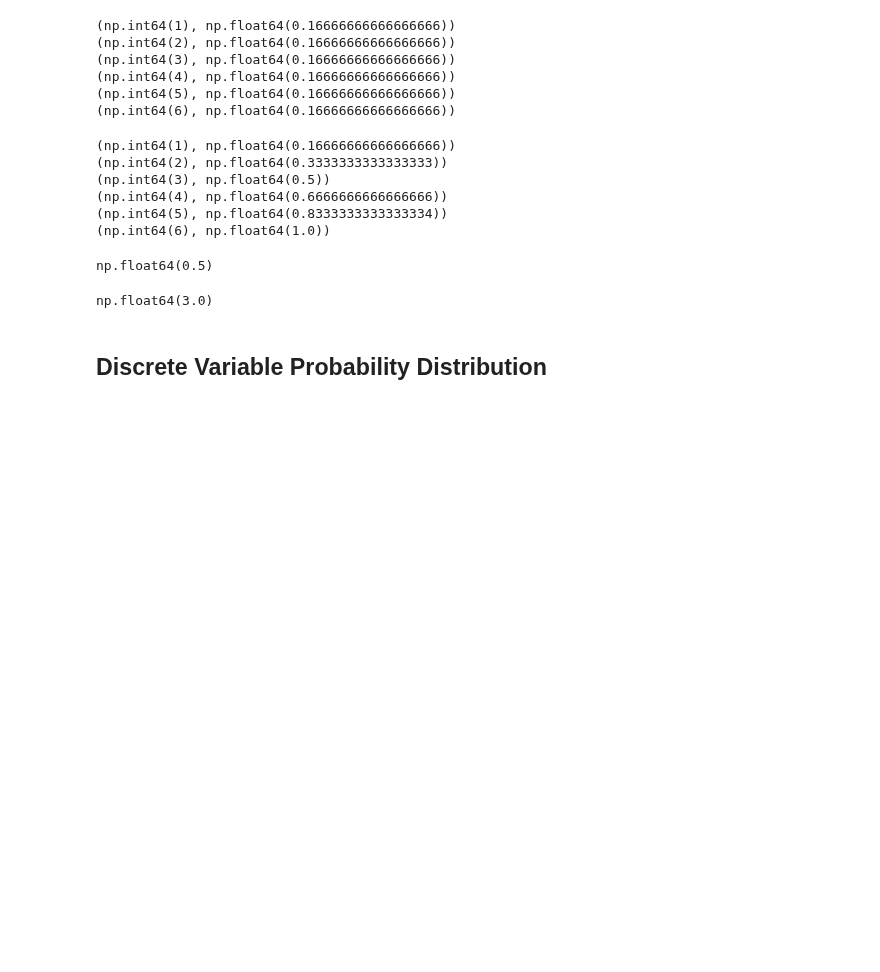
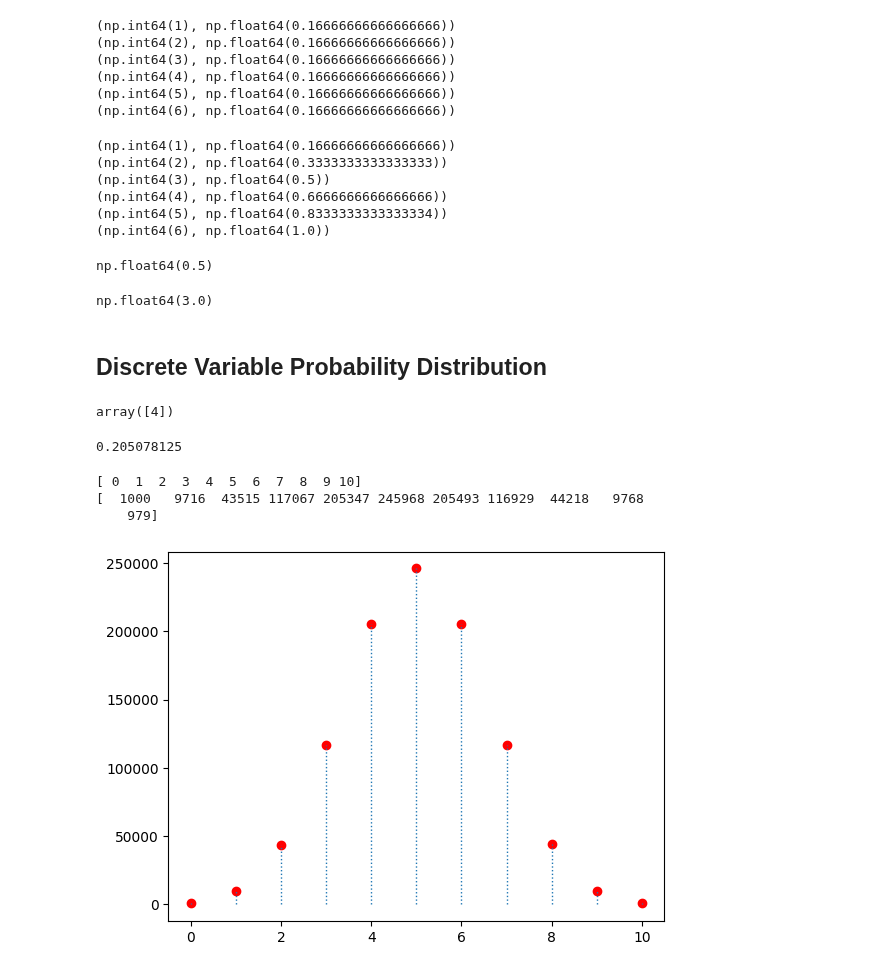
Before and after one commit to ErickVisone/DataScience, a Jupyter notebook: datascience/5.2 Probabilistic Statistics.ipynb, the cells around one changed output. Drawn from its saved outputs; the diff is of its cells as text; code cells hidden in the pictures; blank space fills up the shorter version.

```diff
--- a/datascience/5.2 Probabilistic Statistics.ipynb
+++ b/datascience/5.2 Probabilistic Statistics.ipynb
@@ -164,5 +164,50 @@ randint.ppf(0.5, 1, 7) # Probability of rolling a 1
 np.float64(3.0)
 # %% [markdown]
 ## Discrete Variable Probability Distribution
+# %%
+from scipy.stats import binom
+# Binomial distribution
+# 1 experiment * 10 trials
+currency = binom.rvs(
+    10                  # Number of trials
+    , 0.5               # Probability of success
+    , size=1            # Number of experiments
+    , random_state=42   # Random state
+)
+
+
+currency
+# %% [output]
+array([4])
 # %%
-# Bernoulli distribution is for only one trial
+# Manual calculation
+import math
+
+math.factorial(10) / (math.factorial(4) * math.factorial(10 - 4)) * 0.5 ** 4 * ( 1 - 0.5) ** (10 - 4)
+# %% [output]
+0.205078125
+# %%
+import matplotlib.pyplot as plt
+import numpy as np
+
+currency_trials = binom.rvs(
+    10                  # Number of trials
+    , 0.5               # Probability of success
+    , size=1_000_000            # Number of experiments
+    , random_state=42   # Random state
+)
+
+values, count = np.unique(currency_trials, return_counts=True)
+
+print(values)
+print(count)
+
+plt.vlines(values, 0, count, linewidth=1, linestyles='dotted')
+plt.scatter(values, count, marker='o', color='red')
+
+plt.show()
+# %% [output]
+[ 0  1  2  3  4  5  6  7  8  9 10]
+[  1000   9716  43515 117067 205347 245968 205493 116929  44218   9768
+    979]
+[figure, added]
```
Also changed, not shown: parts of 2 cells of this notebook.
